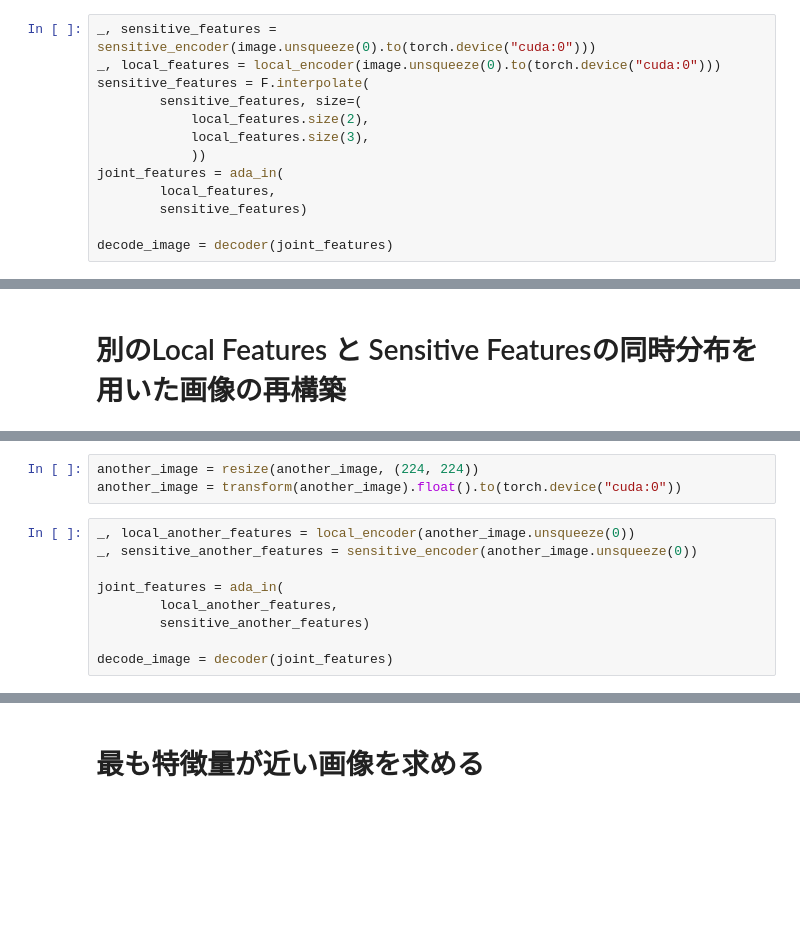
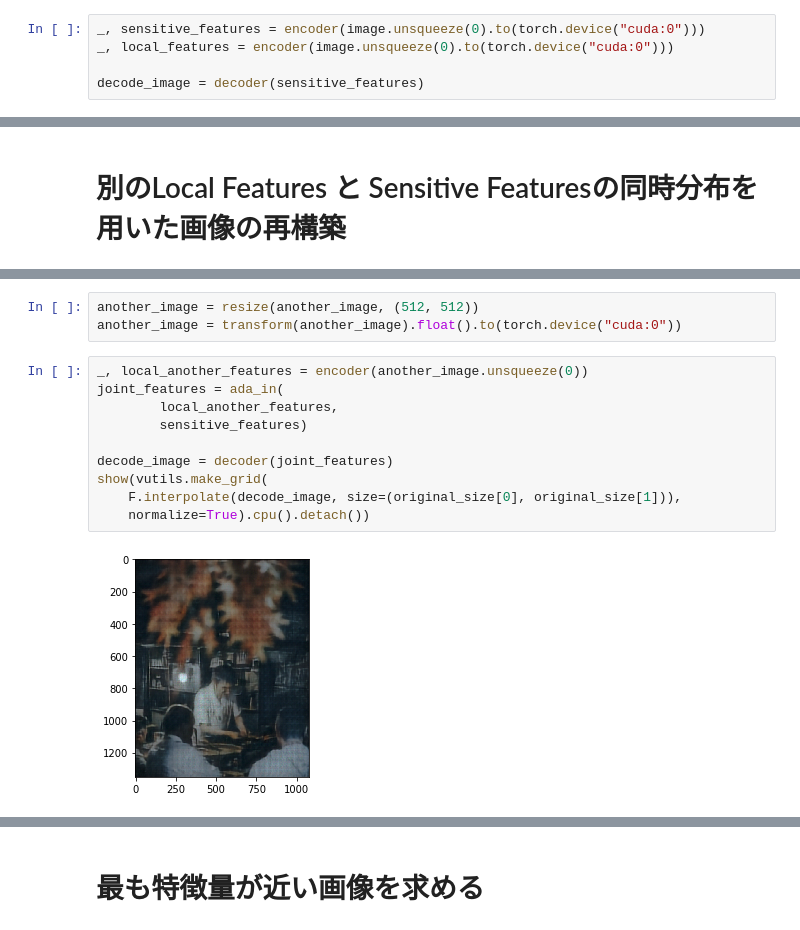
Before and after one commit to yamad07/learning-sensitive-representations, a Jupyter notebook: ablation.ipynb, the cells around one changed output, grey strips where cells are left out. Drawn from its saved outputs; the diff is of its cells as text; blank space fills up the shorter version.

```diff
--- a/ablation.ipynb
+++ b/ablation.ipynb
@@ -37,17 +35,9 @@ image = resize(image, (224, 224))
 image = transform(image).float()
 # %%
-_, sensitive_features = sensitive_encoder(image.unsqueeze(0).to(torch.device("cuda:0")))
-_, local_features = local_encoder(image.unsqueeze(0).to(torch.device("cuda:0")))
-sensitive_features = F.interpolate(
-        sensitive_features, size=(
-            local_features.size(2),
-            local_features.size(3),
-            ))
-joint_features = ada_in(
-        local_features,
-        sensitive_features)
+_, sensitive_features = encoder(image.unsqueeze(0).to(torch.device("cuda:0")))
+_, local_features = encoder(image.unsqueeze(0).to(torch.device("cuda:0")))
 
-decode_image = decoder(joint_features)
+decode_image = decoder(sensitive_features)
 # %%
 import torchvision.utils as vutils
 import numpy as np
@@ -69,13 +61,16 @@ io.imshow(another_image)
 # %%
-another_image = resize(another_image, (224, 224))
+another_image = resize(another_image, (512, 512))
 another_image = transform(another_image).float().to(torch.device("cuda:0"))
 # %%
-_, local_another_features = local_encoder(another_image.unsqueeze(0))
-_, sensitive_another_features = sensitive_encoder(another_image.unsqueeze(0))
-
+_, local_another_features = encoder(another_image.unsqueeze(0))
 joint_features = ada_in(
         local_another_features,
-        sensitive_another_features)
+        sensitive_features)
 
 decode_image = decoder(joint_features)
+show(vutils.make_grid(
+    F.interpolate(decode_image, size=(original_size[0], original_size[1])),
+    normalize=True).cpu().detach())
+# %% [output]
+[figure, added]
 # %%
```
Also changed, not shown: parts of 8 cells of this notebook, 5 other files.
